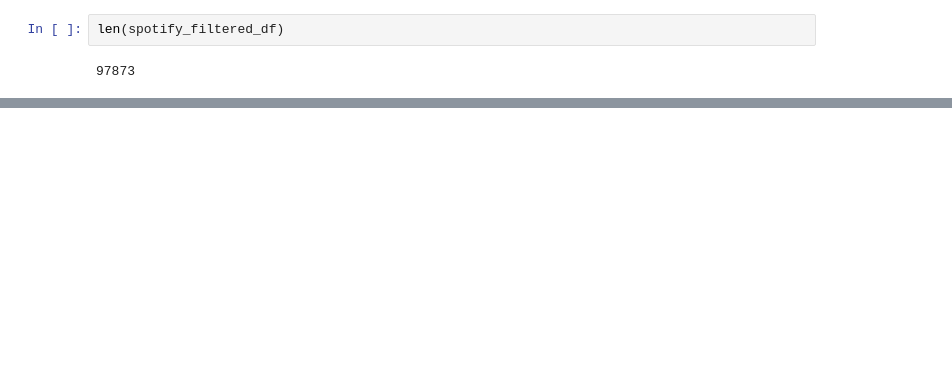
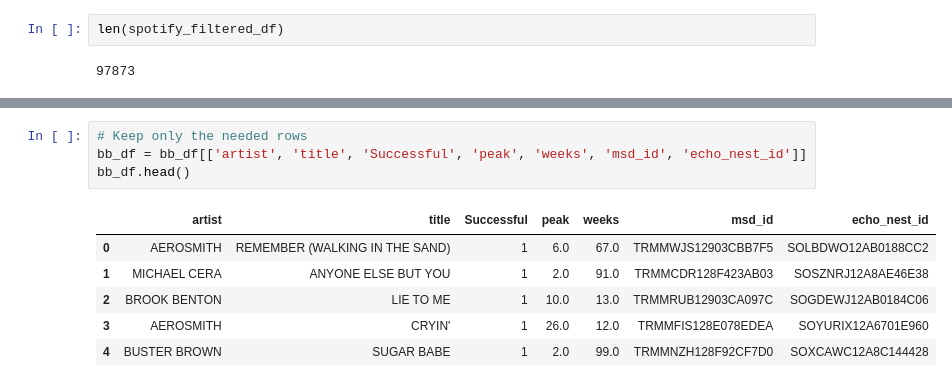
Before and after one commit to jwade688/platinum_lyric_project, a Jupyter notebook: Spotify_data_cleaned.ipynb, the cells around one changed output, grey strips where cells are left out. Cells and saved outputs as stored; diff of their text form; blank space fills up the shorter version.

```diff
--- a/Spotify_data_cleaned.ipynb
+++ b/Spotify_data_cleaned.ipynb
@@ -276,0 +284,11 @@ spotify_filtered_df.to_csv("spotify_cleaned.csv", index=False)
+# %%
+# Keep only the needed rows
+bb_df = bb_df[['artist', 'title', 'Successful', 'peak', 'weeks', 'msd_id', 'echo_nest_id']]
+bb_df.head()
+# %% [output]
+|  | artist | title | Successful | peak | weeks | msd_id | echo_nest_id |
+| 0 | AEROSMITH | REMEMBER (WALKING IN THE SAND) | 1 | 6.0 | 67.0 | TRMMWJS12903CBB7F5 | SOLBDWO12AB0188CC2 |
+| 1 | MICHAEL CERA | ANYONE ELSE BUT YOU | 1 | 2.0 | 91.0 | TRMMCDR128F423AB03 | SOSZNRJ12A8AE46E38 |
+| 2 | BROOK BENTON | LIE TO ME | 1 | 10.0 | 13.0 | TRMMRUB12903CA097C | SOGDEWJ12AB0184C06 |
+| 3 | AEROSMITH | CRYIN' | 1 | 26.0 | 12.0 | TRMMFIS128E078EDEA | SOYURIX12A6701E960 |
+| 4 | BUSTER BROWN | SUGAR BABE | 1 | 2.0 | 99.0 | TRMMNZH128F92CF7D0 | SOXCAWC12A8C144428 |
```
Also changed, not shown: parts of 8 cells of this notebook, 2 other files.
